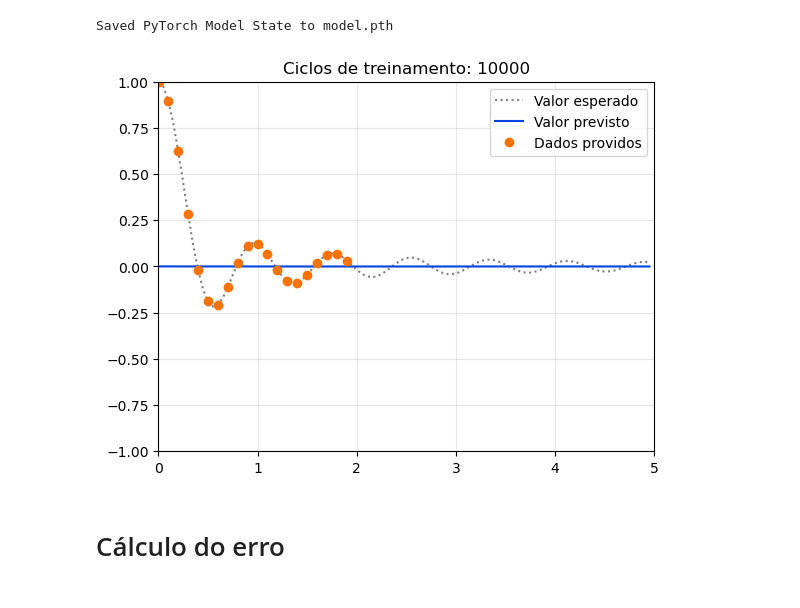
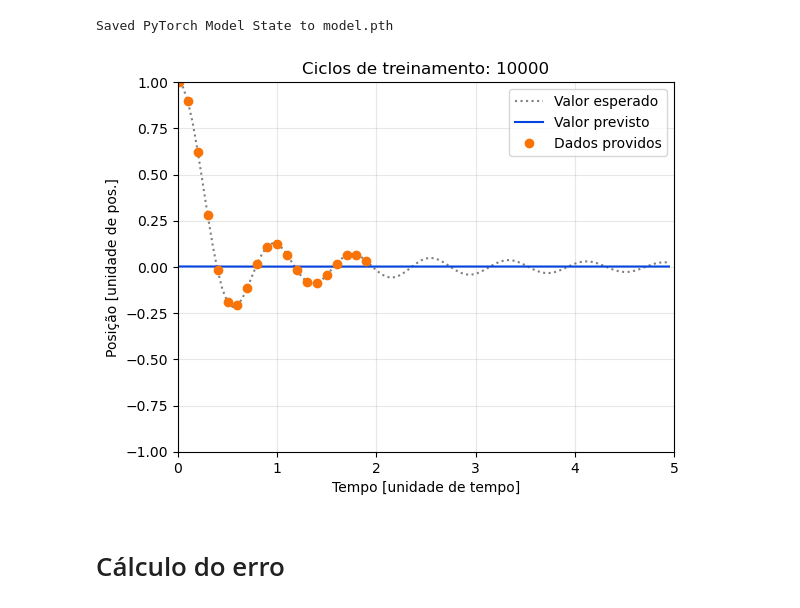
Before and after one commit to felipericobello/oha-ic, a Jupyter notebook: treinamento-linear-PINN-LE-MSE/rna-treinamento-ohaPINN.ipynb, the cells around one changed output. Cells and saved outputs as stored; diff of their text form; code cells hidden in the pictures.

```diff
--- a/treinamento-linear-PINN-LE-MSE/rna-treinamento-ohaPINN.ipynb
+++ b/treinamento-linear-PINN-LE-MSE/rna-treinamento-ohaPINN.ipynb
@@ -118,26 +155,30 @@ Saved PyTorch Model State to model.pth
 # %%
 model = OHAModel()
 model.load_state_dict(torch.load("model.pth"))
 
-predicted = model(vdata.t).detach().numpy()
+predicted = model(vdata.t).detach().numpy() # Previsão da rede.
+
+# Passando os dados para numpy a fim de imprimir o gráfico.
 vt = vdata.t.detach().numpy()
 vx = vdata.x.detach().numpy()
 
 t = data.t.detach().numpy()
 x = data.x.detach().numpy()
 
 plt.plot(vt, vx, color='tab:gray', linestyle=':', label='Valor esperado')
 plt.plot(vt, predicted, color='xkcd:blue', linestyle='solid', label = 'Valor previsto')
 plt.plot(t, x, color='xkcd:orange', marker='o', linestyle='none', label = 'Dados providos')
 plt.xlim([0, 5])
 plt.ylim([-1, 1])
 plt.title(f'Ciclos de treinamento: {epochs}')
+plt.xlabel('Tempo [unidade de tempo]')
+plt.ylabel('Posição [unidade de pos.]')
 plt.legend(loc=1)
 plt.grid(True, alpha=0.3)
-plt.savefig('grafico-oha.jpg')
+plt.savefig('grafico-oha.jpg', dpi=150)
 plt.show()
 # %% [output]
-[figure, old version]
+[figure, new version]
 # %% [markdown]
 # Cálculo do erro
 # %%
```
Also changed, not shown: parts of 7 cells of this notebook, 2 other files.
